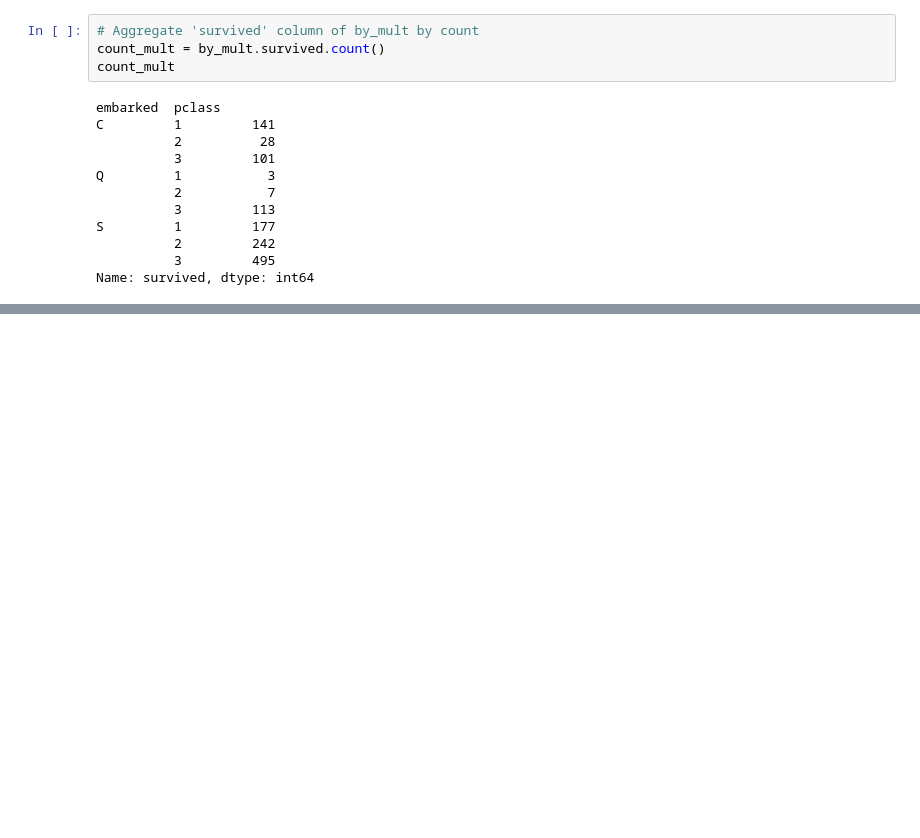
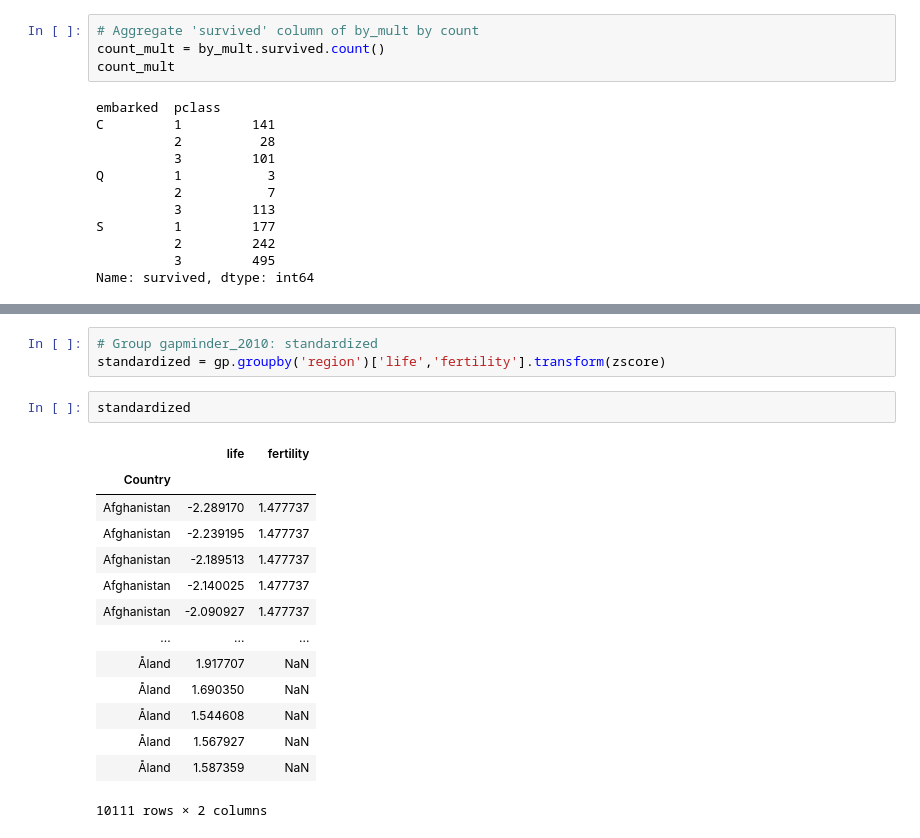
Before and after one commit to afminmax/DC-Data-Scientist-Lessons, a Jupyter notebook: 9-Dataframes with Pandas/df-pandas-1.ipynb, the cells around one changed output, grey strips where cells are left out. Drawn from its saved outputs; the diff is of its cells as text; blank space fills up the shorter version.

```diff
--- a/9-Dataframes with Pandas/df-pandas-1.ipynb
+++ b/9-Dataframes with Pandas/df-pandas-1.ipynb
@@ -637,0 +747,20 @@ Name: survived, dtype: int64
+# %%
+# Group gapminder_2010: standardized
+standardized = gp.groupby('region')['life','fertility'].transform(zscore)
+# %%
+standardized
+# %% [output]
+|  | life | fertility |
+| Country |  |  |
+| Afghanistan | -2.289170 | 1.477737 |
+| Afghanistan | -2.239195 | 1.477737 |
+| Afghanistan | -2.189513 | 1.477737 |
+| Afghanistan | -2.140025 | 1.477737 |
+| Afghanistan | -2.090927 | 1.477737 |
+| ... | ... | ... |
+| Åland | 1.917707 | NaN |
+| Åland | 1.690350 | NaN |
+| Åland | 1.544608 | NaN |
+| Åland | 1.567927 | NaN |
+| Åland | 1.587359 | NaN |
+10111 rows × 2 columns
```
Also changed, not shown: parts of 27 cells of this notebook.
